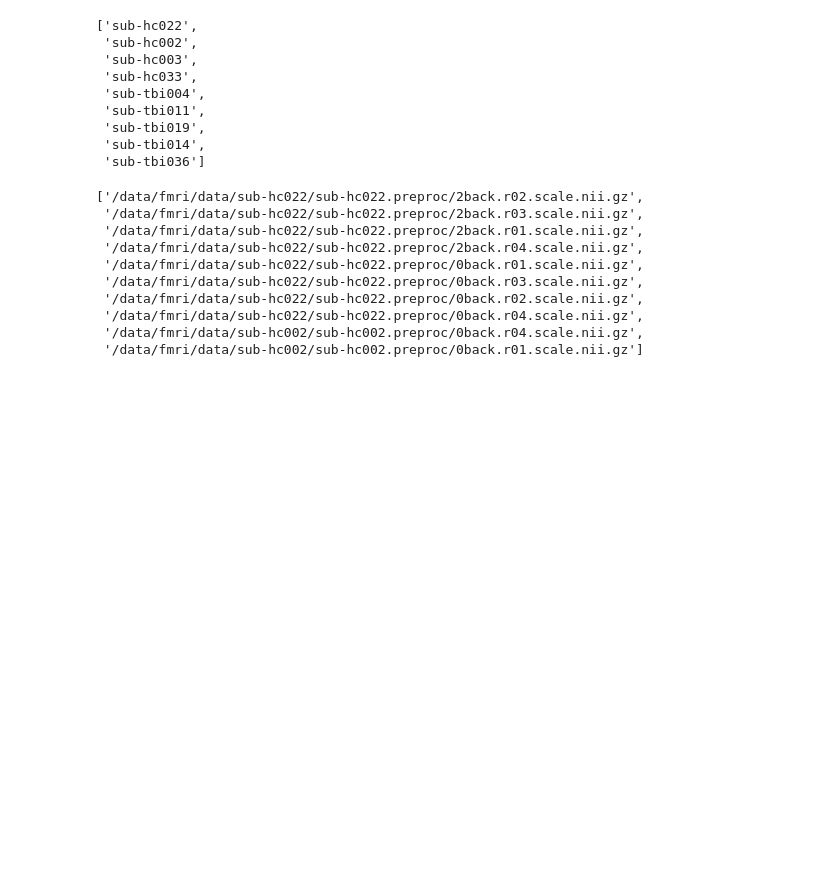
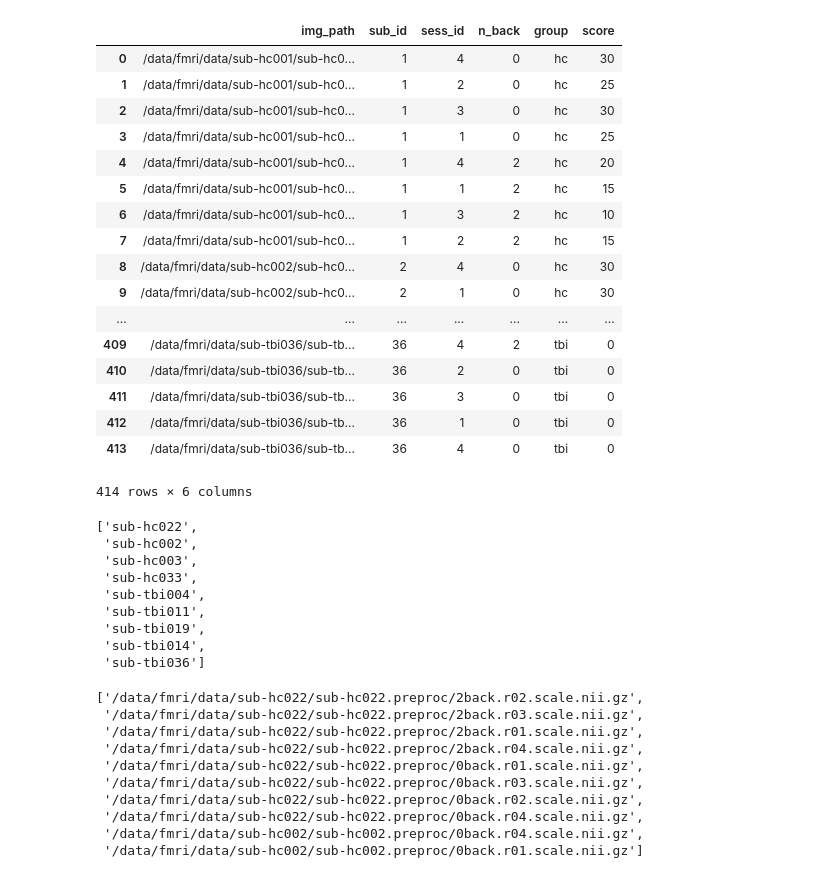
Before and after one commit to asheeshcric/fMRI-TBI, a Jupyter notebook: notebooks/prepare_data_labels.ipynb, the cells around one changed output. Cells and saved outputs as stored; diff of their text form; code cells hidden in the pictures; blank space fills up the shorter version.

Commit message:
Prepare a metadata csv file containing score and info about each image

```diff
--- a/notebooks/prepare_data_labels.ipynb
+++ b/notebooks/prepare_data_labels.ipynb
@@ -4,2 +5,56 @@ import random
 # %%
 data_dir = "/data/fmri/data"
+# %%
+def get_score(sub_path, img_name):
+    sess_id = img_name.split(".scale")[0][-1]
+    n_back = img_name[0]
+    file_path = os.path.join(sub_path, f"{n_back}back_VAS-f.1D")
+    with open(file_path, "r") as label_file:
+        scores = label_file.readlines()
+        try:
+            return int(scores[int(sess_id)].replace("\n", "")), sess_id, n_back
+        except IndexError:
+            return None
+# %%
+def paths_to_csv(subs):
+    table = [] # with columns ["img_path", "sub_id", "group", "score"]
+    for group in subs:
+        for sub_id in subs[group]:
+            sub = f"sub-{group}{str(sub_id).zfill(3)}"
+            sub_path = os.path.join(data_dir, sub)
+            for img_name in os.listdir(os.path.join(sub_path, f"{sub}.preproc")):
+                if "nii.gz" not in img_name:
+                    continue
+                img_path = os.path.join(sub_path, f"{sub}.preproc", img_name)
+                score, sess_id, n_back = get_score(sub_path, img_name)
+                table.append([img_path, sub_id, sess_id, n_back, group, score])
+
+    table_df = pd.DataFrame(table)
+    table_df.columns = ["img_path", "sub_id", "sess_id", "n_back", "group", "score"]
+    return table_df
+# %%
+hc_subs = [1, 2, 3, 4, 5, 7, 9, 10, 11, 12, 16, 19, 20, 21, 22, 23, 24, 25, 28, 29, 30, 31, 33, 34]
+tbi_subs = [1, 2, 3, 4, 5, 6, 8, 9, 10, 11, 12, 13, 14, 15, 16, 17, 18, 19, 20, 22, 23, 24, 25, 27, 29, 30, 34, 35, 36]
+subs = {"hc": hc_subs, "tbi": tbi_subs}
+# %%
+paths = paths_to_csv(subs)
+paths
+# %% [output]
+|  | img_path | sub_id | sess_id | n_back | group | score |
+| 0 | /data/fmri/data/sub-hc001/sub-hc0... | 1 | 4 | 0 | hc | 30 |
+| 1 | /data/fmri/data/sub-hc001/sub-hc0... | 1 | 2 | 0 | hc | 25 |
+| 2 | /data/fmri/data/sub-hc001/sub-hc0... | 1 | 3 | 0 | hc | 30 |
+| 3 | /data/fmri/data/sub-hc001/sub-hc0... | 1 | 1 | 0 | hc | 25 |
+| 4 | /data/fmri/data/sub-hc001/sub-hc0... | 1 | 4 | 2 | hc | 20 |
+| 5 | /data/fmri/data/sub-hc001/sub-hc0... | 1 | 1 | 2 | hc | 15 |
+| 6 | /data/fmri/data/sub-hc001/sub-hc0... | 1 | 3 | 2 | hc | 10 |
+| 7 | /data/fmri/data/sub-hc001/sub-hc0... | 1 | 2 | 2 | hc | 15 |
+| 8 | /data/fmri/data/sub-hc002/sub-hc0... | 2 | 4 | 0 | hc | 30 |
+| 9 | /data/fmri/data/sub-hc002/sub-hc0... | 2 | 1 | 0 | hc | 30 |
+| ... | ... | ... | ... | ... | ... | ... |
+| 409 | /data/fmri/data/sub-tbi036/sub-tb... | 36 | 4 | 2 | tbi | 0 |
+| 410 | /data/fmri/data/sub-tbi036/sub-tb... | 36 | 2 | 0 | tbi | 0 |
+| 411 | /data/fmri/data/sub-tbi036/sub-tb... | 36 | 3 | 0 | tbi | 0 |
+| 412 | /data/fmri/data/sub-tbi036/sub-tb... | 36 | 1 | 0 | tbi | 0 |
+| 413 | /data/fmri/data/sub-tbi036/sub-tb... | 36 | 4 | 0 | tbi | 0 |
+414 rows × 6 columns
```
Also changed, not shown: parts of 3 cells of this notebook.
